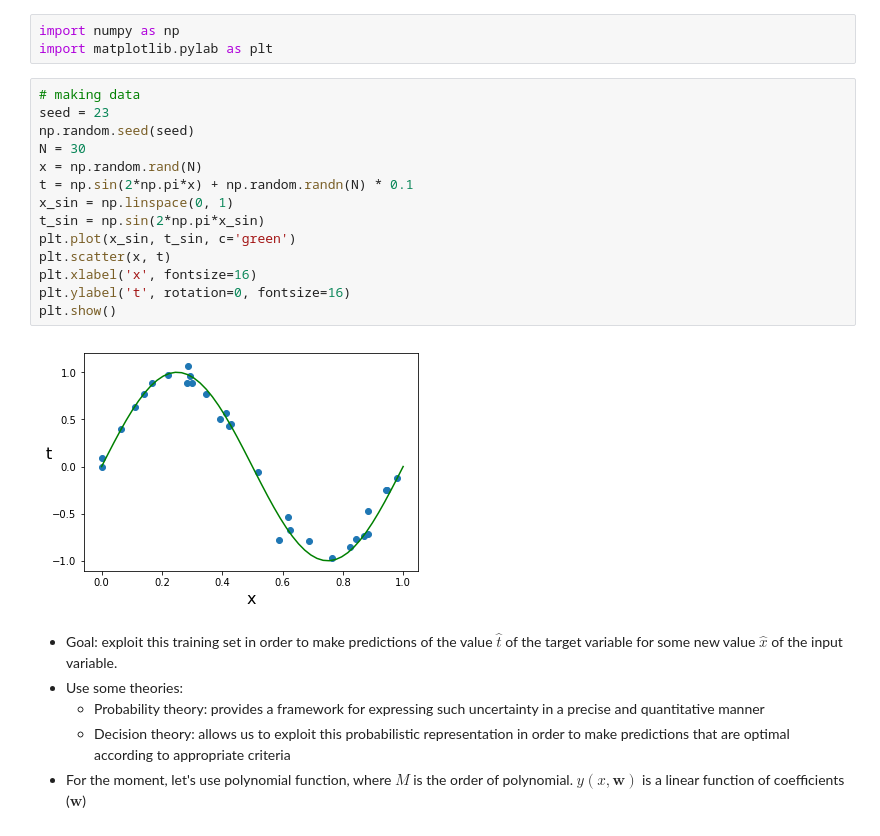
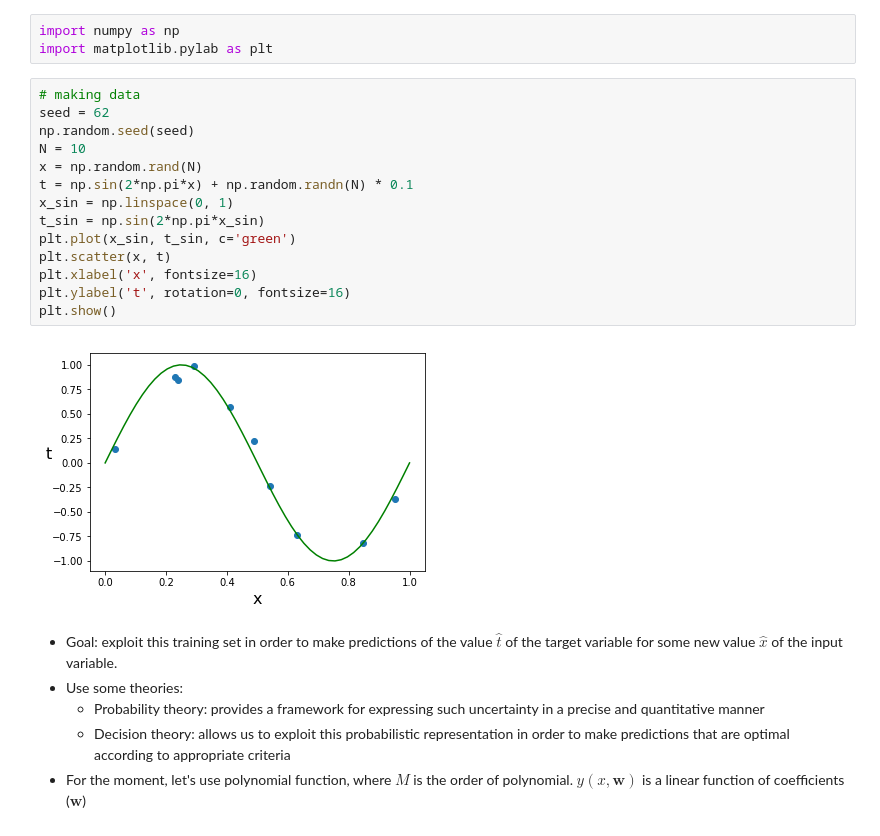
Before and after one commit to simonjisu/prml_study, a Jupyter notebook: notebooks/chapter-1/1-example.ipynb, the cells around one changed output. Cells and saved outputs as stored; diff of their text form.

```diff
--- a/notebooks/chapter-1/1-example.ipynb
+++ b/notebooks/chapter-1/1-example.ipynb
@@ -10,20 +10,20 @@ import numpy as np
 import matplotlib.pylab as plt
 # %%
 # making data
-seed = 23
+seed = 62
 np.random.seed(seed)
-N = 30
+N = 10
 x = np.random.rand(N)
 t = np.sin(2*np.pi*x) + np.random.randn(N) * 0.1
 x_sin = np.linspace(0, 1)
 t_sin = np.sin(2*np.pi*x_sin)
 plt.plot(x_sin, t_sin, c='green')
 plt.scatter(x, t)
 plt.xlabel('x', fontsize=16)
 plt.ylabel('t', rotation=0, fontsize=16)
 plt.show()
 # %% [output]
-[figure, old version]
+[figure, new version]
 # %% [markdown]
 * Goal: exploit this training set in order to make predictions of the value $\hat{t}$ of the target variable for some new value $\hat{x}$ of the input variable.
 * Use some theories:
```
Also changed, not shown: parts of 27 cells of this notebook.
